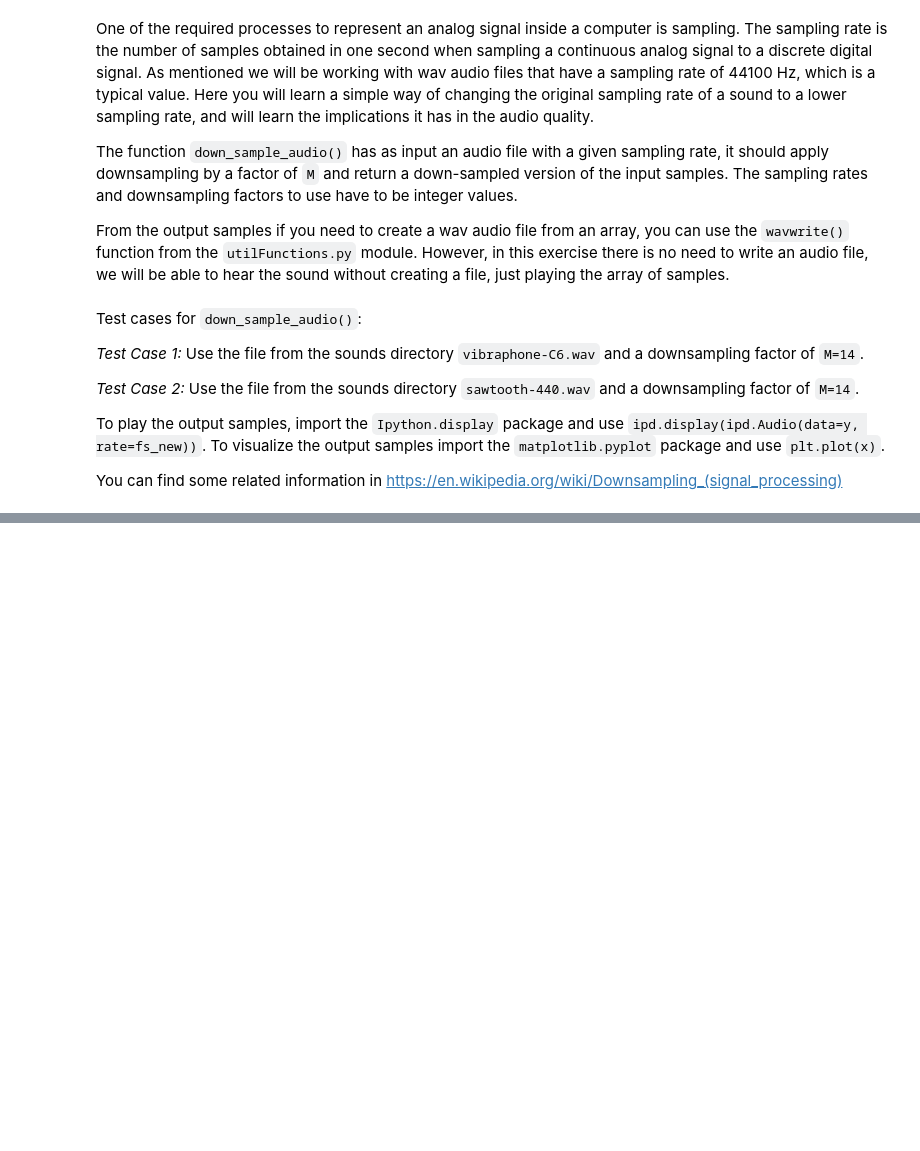
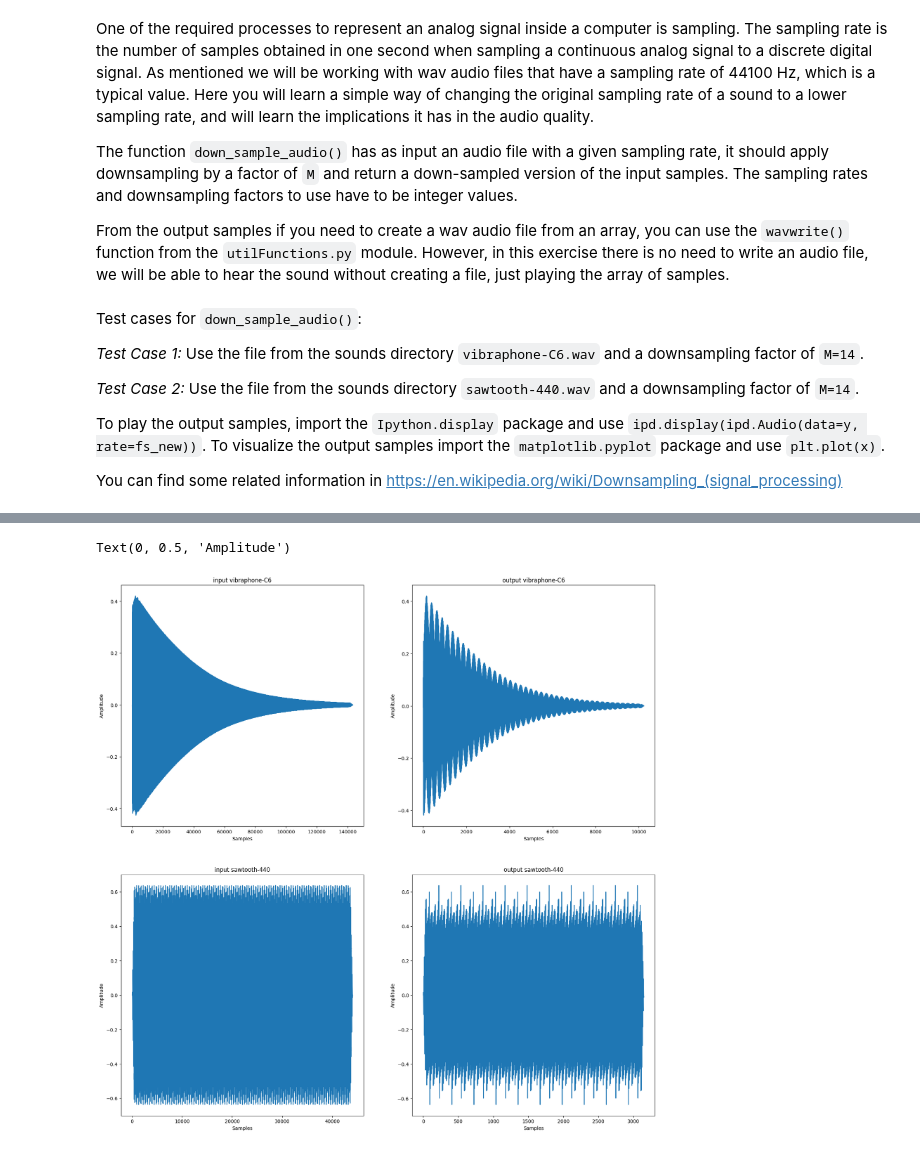
Before and after one commit to AinaMasenello/sms-tools-Aina, a Jupyter notebook: notebooks/E1-Python-and-sounds.ipynb, the cells around one changed output, grey strips where cells are left out. Cells and saved outputs as stored; diff of their text form; code cells hidden in the pictures; blank space fills up the shorter version.

```diff
--- a/notebooks/E1-Python-and-sounds.ipynb
+++ b/notebooks/E1-Python-and-sounds.ipynb
@@ -150,6 +154,10 @@ def down_sample_audio(input_file, M):
                and new sampling rate (int), like: (x, fs, y, fs_new)
     """
     ### Your code here
+    fs, samples = wavread(input_file)
+    new_samples = samples[::M]
+    fs_new = fs/M
+    return (samples, fs, new_samples, fs_new)
 # %% [markdown]
 Test cases for `down_sample_audio()`:
 
@@ -168,3 +176,5 @@ import matplotlib.pyplot as plt
 # and plot and play the output sounds.
 
 ### Your code here
+signal1, fs1, output1, fs_out1= down_sample_audio("../sounds/vibraphone-C6.wav", 14)
+ipd.Audio(data=signal1, rate=fs1)
@@ -170,0 +187,4 @@ import matplotlib.pyplot as plt
+# %%
+### Your code here
+signal2, fs2, output2, fs_out2= down_sample_audio("../sounds/sawtooth-440.wav", 14)
+ipd.Audio(data=signal2, rate=fs2)
@@ -171,3 +197,28 @@ import matplotlib.pyplot as plt
+# %%
+fig = plt.figure(figsize=(20,20))
+ax1 = fig.add_subplot(221)
+ax2 = fig.add_subplot(222)
+ax3 = fig.add_subplot(223)
+ax4 = fig.add_subplot(224)
+ax1.plot(signal1)
+ax2.plot(output1)
+ax3.plot(signal2)
+ax4.plot(output2)
+ax1.set_title("input vibraphone-C6")
+ax2.set_title("output vibraphone-C6")
+ax3.set_title("input sawtooth-440")
+ax4.set_title("output sawtooth-440")
+ax1.set_xlabel("Samples")
+ax1.set_ylabel("Amplitude")
+ax2.set_xlabel("Samples")
+ax2.set_ylabel("Amplitude")
+ax3.set_xlabel("Samples")
+ax3.set_ylabel("Amplitude")
+ax4.set_xlabel("Samples")
+ax4.set_ylabel("Amplitude")
+# %% [output]
+Text(0, 0.5, 'Amplitude')
+[figure, added]
 # %%
 # E1 - 4.3: Explain the results of part 4. What happened to the output signals compared to the input ones?
 # Is there a difference between the 2 cases? Why? How could we avoid damaging the signal when downsampling it?
```
Also changed, not shown: parts of 8 cells of this notebook.
